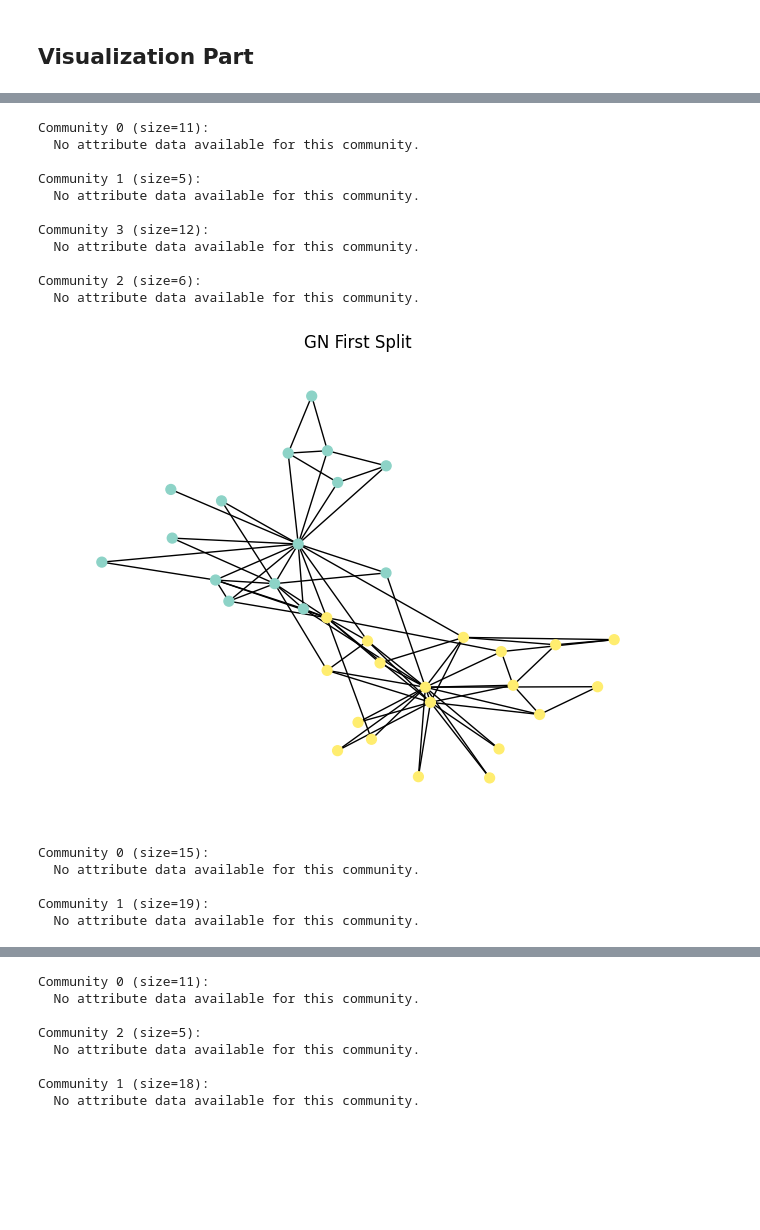
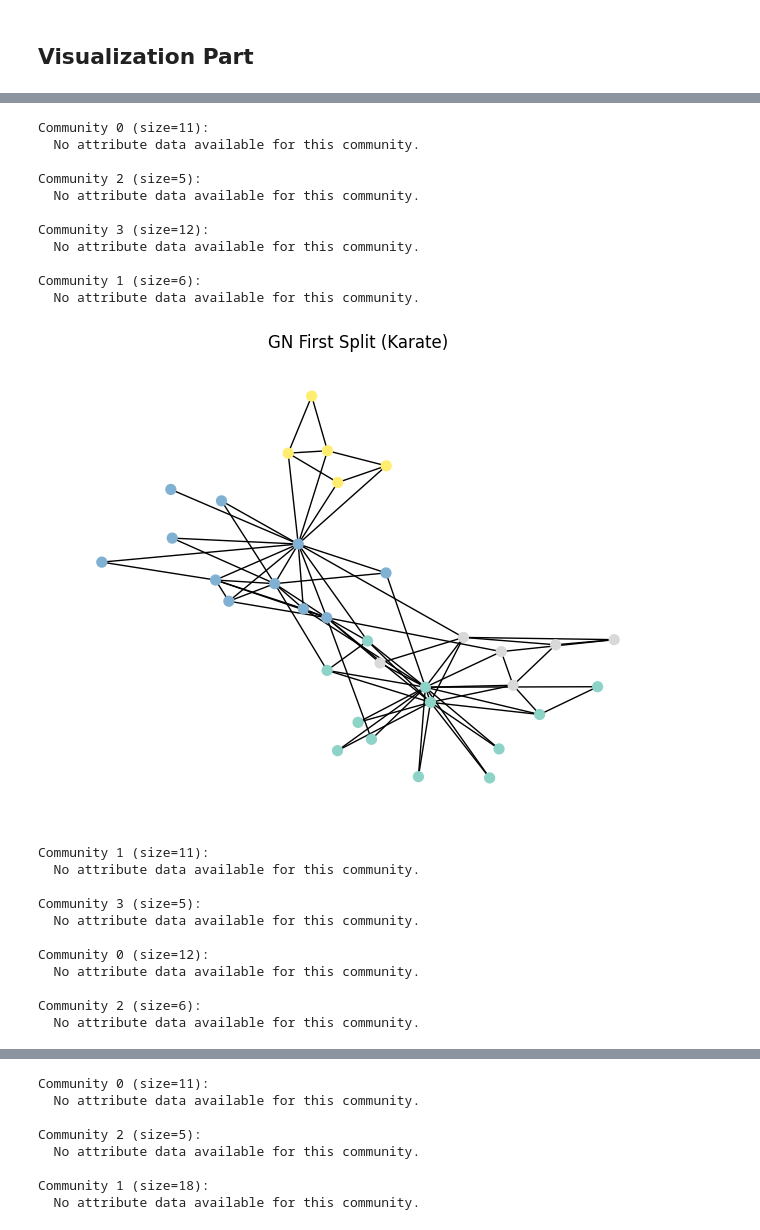
Before and after one commit to mateusgoto01/graph_facebook_analysis, a Jupyter notebook: FERNDADES_GOTO_REGAZZI_graphe.ipynb, the cells around one changed output, grey strips where cells are left out. Drawn from its saved outputs; the diff is of its cells as text; code cells hidden in the pictures; blank space fills up the shorter version.

Commit message:
leiden implementation

```diff
--- a/FERNDADES_GOTO_REGAZZI_graphe.ipynb
+++ b/FERNDADES_GOTO_REGAZZI_graphe.ipynb
@@ -212,6 +212,8 @@ Effectively, **Girvan–Newman** progressively eliminates edges that serve as
 
 The returned **modularity** values and **community memberships** can be used to compare how each method partitions the graph, highlighting different facets of community structure.
 # %%
+import igraph  # from python-igraph
+import leidenalg  # The Leiden community detection library
 
 def detect_communities_louvain(G):
     """
@@ -282,6 +284,40 @@ def girvan_newman_stop_early(G, desired_communities=2):
             return communities, partition_dict
     mod_gn = community_louvain.modularity(partition_dict, G)
     return communities, partition_dict, mod_gn
+
+def detect_communities_leiden(G):
+    """
+    Converts a NetworkX graph to igraph, runs the Leiden algorithm,
+    and returns:
+        - partition_dict (node -> community_id)
+        - modularity_score (float or None)
+    """
+    ig = igraph.Graph()
+    nodes = list(G.nodes())
+    ig.add_vertices(len(nodes))
+    node_index = {node: i for i, node in enumerate(nodes)}
+
+    edges = [(node_index[u], node_index[v]) for u, v in G.edges()]
+    ig.add_edges(edges)
+
+    # Run the Leiden algorithm with ModularityVertexPartition
+    partition = leidenalg.find_partition(
+        ig,
+        leidenalg.ModularityVertexPartition
+    )
+
+    # Convert membership to a dict
+    partition_dict = {}
+    for i, node in enumerate(nodes):
+        partition_dict[node] = partition.membership[i]
+
+    # Check how 'quality' is exposed
+    mod_score = partition.quality
+    if callable(mod_score):
+        # If 'quality' is a method
+        mod_score = mod_score()
+
+    return partition_dict, mod_score
 # %% [markdown]
 ## Spectral Clustering
 
@@ -725,8 +752,8 @@ def analyze_community_attributes(G, partition, attribute_name="location"):
 visualize_communities(G_karate, results_k['louvain_partition'], title="Louvain Partition (Karate)")
 analyze_community_attributes(G_karate, results_k['louvain_partition'], attribute_name="location")
 
-visualize_communities(G_karate, results_k['girvan_newman_partition_dict'], title="GN First Split (Karate)")
-analyze_community_attributes(G_karate, results_k['girvan_newman_partition_dict'], attribute_name="location")
+visualize_communities(G_karate, results_k['leiden_partition_dict'], title="GN First Split (Karate)")
+analyze_community_attributes(G_karate, results_k['leiden_partition_dict'], attribute_name="location")
 
 # Build dict for Spectral approach
 spectral_dict_k = dict(zip(
@@ -748,17 +775,23 @@ analyze_community_attributes(G_karate, node2vec_partition_k, attribute_name="loc
 Community 0 (size=11):
   No attribute data available for this community.
 
-Community 1 (size=5):
+Community 2 (size=5):
   No attribute data available for this community.
 
 Community 3 (size=12):
   No attribute data available for this community.
 
-Community 2 (size=6):
+Community 1 (size=6):
   No attribute data available for this community.
-[figure, old version]
+[figure, new version]
-Community 0 (size=15):
+Community 1 (size=11):
   No attribute data available for this community.
 
-Community 1 (size=19):
+Community 3 (size=5):
   No attribute data available for this community.
+
+Community 0 (size=12):
+  No attribute data available for this community.
+
+Community 2 (size=6):
+  No attribute data available for this community.
```
Also changed, not shown: parts of 7 cells of this notebook.
